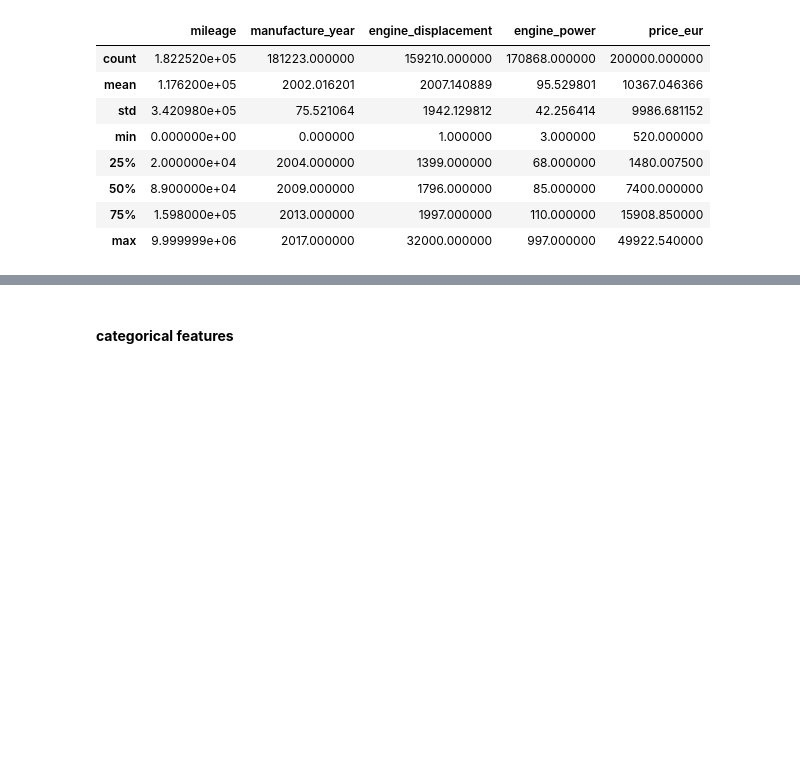
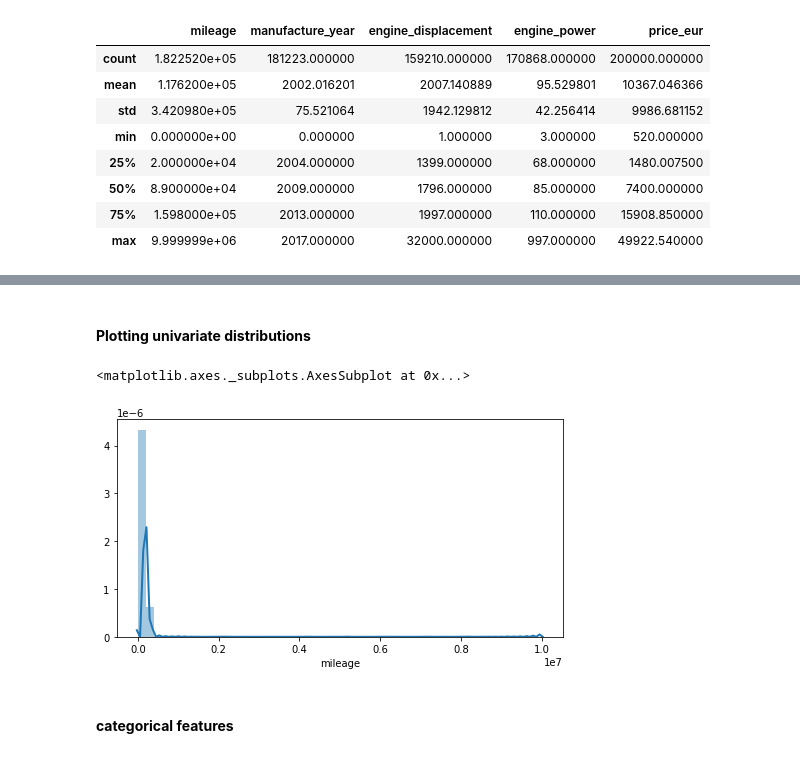
Before and after one commit to themadan/Car-Ads, a Jupyter notebook: notebook/madan.ipynb, the cells around one changed output, grey strips where cells are left out. Drawn from its saved outputs; the diff is of its cells as text; code cells hidden in the pictures; blank space fills up the shorter version.

```diff
--- a/notebook/madan.ipynb
+++ b/notebook/madan.ipynb
@@ -109,3 +114,10 @@ KeyboardInterrupt: ignored
+# %% [markdown]
+#### **Plotting univariate distributions**
+# %%
+sns.distplot(data['mileage'])
+# %% [output]
+<matplotlib.axes._subplots.AxesSubplot at 0x...>
+[figure, added]
 # %% [markdown]
 #### **categorical features**
 # %% [markdown]
```
Also changed, not shown: parts of 29 cells of this notebook.
